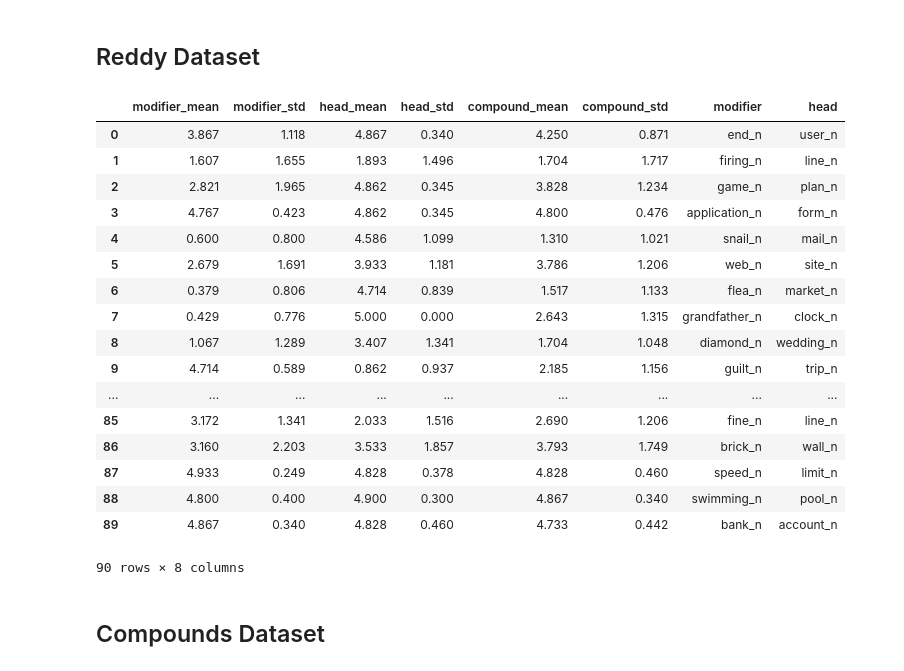
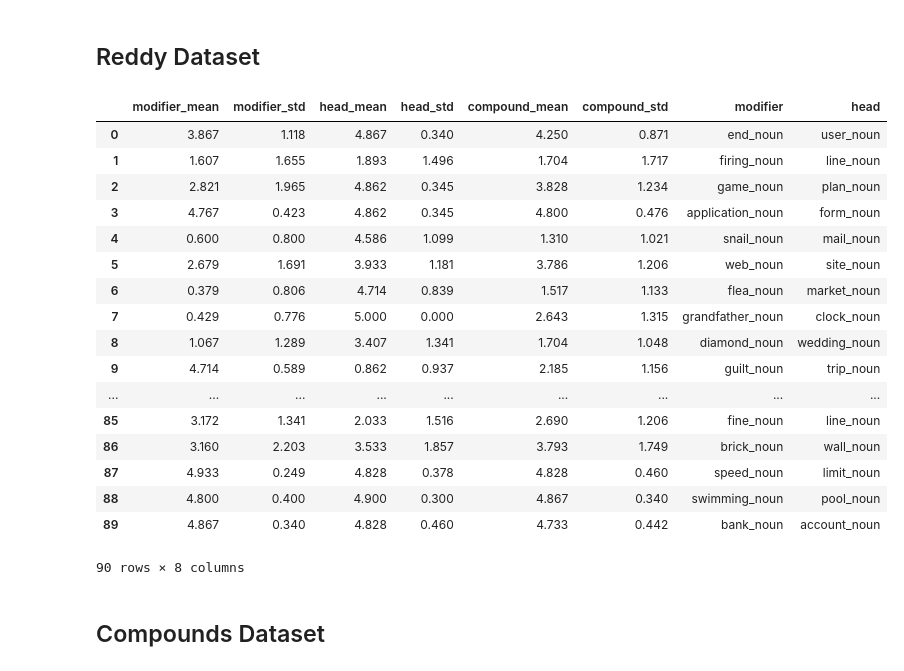
Before and after one commit to prajitdhar/Compounding, a Jupyter notebook: novel_compound_predictor/MeaningShift.ipynb, the cells around one changed output. Saved outputs shown, nothing was run; the diff lists cells and outputs as text; code cells hidden in the pictures.

```diff
--- a/novel_compound_predictor/MeaningShift.ipynb
+++ b/novel_compound_predictor/MeaningShift.ipynb
@@ -1,8 +1,7 @@
 # %%
 import pandas as pd
 import numpy as np
-from nltk.stem import WordNetLemmatizer
-lemmatizer = WordNetLemmatizer()
+
 pd.options.display.float_format = '{:,.3f}'.format
 
 pd.options.mode.chained_assignment = None
@@ -18,3 +17,6 @@ from matplotlib import pyplot as plt
 #plt.rcParams.update(plt.rcParamsDefault)
 new_plot_col=list(range(1900,2001,10))
 from scipy.stats.stats import pearsonr
+from spacy.lemmatizer import Lemmatizer
+from spacy.lang.en import LEMMA_INDEX, LEMMA_EXC, LEMMA_RULES
+lemmatizer = Lemmatizer(LEMMA_INDEX, LEMMA_EXC, LEMMA_RULES)
@@ -21,6 +26,7 @@ from scipy.stats.stats import pearsonr
 # %%
 def lemma_maker(x, y):
-    return lemmatizer.lemmatize(x,y)
+    #print(lemmatizer(x,y)[0])
+    return lemmatizer(x,y)[0]
 # %%
 br_to_us=pd.read_excel("Book.xlsx",skiprows=[0])
 br_to_us_dict=dict(zip(br_to_us.UK.tolist(),br_to_us.US.tolist()))
@@ -30,38 +36,38 @@ spelling_replacement={'modifier':br_to_us_dict,'head':br_to_us_dict}
 # %%
 reddy11_study=pd.read_csv("/data/dharp/compounding/datasets/ijcnlp_compositionality_data/MeanAndDeviations.clean.txt",sep="\t")
 #print(reddy11_study.columns)
 reddy11_study.columns=['compound','to_divide']
 reddy11_study['modifier_mean'],reddy11_study['modifier_std'],reddy11_study['head_mean'],reddy11_study['head_std'],reddy11_study['compound_mean'],reddy11_study['compound_std'],_=reddy11_study.to_divide.str.split(" ",7).str
 reddy11_study['modifier'],reddy11_study['head']=reddy11_study['compound'].str.split(" ",2).str
 reddy11_study.modifier=reddy11_study.modifier.str[:-2]
 reddy11_study['head']=reddy11_study['head'].str[:-2]
 reddy11_study.drop(['compound','to_divide'],axis=1,inplace=True)
-#reddy11_study['modifier']=np.vectorize(lemma_maker)(reddy11_study['modifier'],'n')
-reddy11_study['head']=np.vectorize(lemma_maker)(reddy11_study['head'],'n')
+reddy11_study['modifier']=np.vectorize(lemma_maker)(reddy11_study['modifier'],'noun')
+reddy11_study['head']=np.vectorize(lemma_maker)(reddy11_study['head'],'noun')
 reddy11_study.replace(spelling_replacement,inplace=True)
-reddy11_study['modifier']=reddy11_study['modifier']+"_n"
-reddy11_study['head']=reddy11_study['head']+"_n"
+reddy11_study['modifier']=reddy11_study['modifier']+"_noun"
+reddy11_study['head']=reddy11_study['head']+"_noun"
 reddy11_study=reddy11_study.apply(pd.to_numeric, errors='ignore')
 #reddy11_study.set_index(['modifier','head'],inplace=True)
 reddy11_study
 # %% [output]
 |  | modifier_mean | modifier_std | head_mean | head_std | compound_mean | compound_std | modifier | head |
-| 0 | 3.867 | 1.118 | 4.867 | 0.340 | 4.250 | 0.871 | end_n | user_n |
-| 1 | 1.607 | 1.655 | 1.893 | 1.496 | 1.704 | 1.717 | firing_n | line_n |
-| 2 | 2.821 | 1.965 | 4.862 | 0.345 | 3.828 | 1.234 | game_n | plan_n |
-| 3 | 4.767 | 0.423 | 4.862 | 0.345 | 4.800 | 0.476 | application_n | form_n |
-| 4 | 0.600 | 0.800 | 4.586 | 1.099 | 1.310 | 1.021 | snail_n | mail_n |
-| 5 | 2.679 | 1.691 | 3.933 | 1.181 | 3.786 | 1.206 | web_n | site_n |
-| 6 | 0.379 | 0.806 | 4.714 | 0.839 | 1.517 | 1.133 | flea_n | market_n |
-| 7 | 0.429 | 0.776 | 5.000 | 0.000 | 2.643 | 1.315 | grandfather_n | clock_n |
-| 8 | 1.067 | 1.289 | 3.407 | 1.341 | 1.704 | 1.048 | diamond_n | wedding_n |
-| 9 | 4.714 | 0.589 | 0.862 | 0.937 | 2.185 | 1.156 | guilt_n | trip_n |
+| 0 | 3.867 | 1.118 | 4.867 | 0.340 | 4.250 | 0.871 | end_noun | user_noun |
+| 1 | 1.607 | 1.655 | 1.893 | 1.496 | 1.704 | 1.717 | firing_noun | line_noun |
+| 2 | 2.821 | 1.965 | 4.862 | 0.345 | 3.828 | 1.234 | game_noun | plan_noun |
+| 3 | 4.767 | 0.423 | 4.862 | 0.345 | 4.800 | 0.476 | application_noun | form_noun |
+| 4 | 0.600 | 0.800 | 4.586 | 1.099 | 1.310 | 1.021 | snail_noun | mail_noun |
+| 5 | 2.679 | 1.691 | 3.933 | 1.181 | 3.786 | 1.206 | web_noun | site_noun |
+| 6 | 0.379 | 0.806 | 4.714 | 0.839 | 1.517 | 1.133 | flea_noun | market_noun |
+| 7 | 0.429 | 0.776 | 5.000 | 0.000 | 2.643 | 1.315 | grandfather_noun | clock_noun |
+| 8 | 1.067 | 1.289 | 3.407 | 1.341 | 1.704 | 1.048 | diamond_noun | wedding_noun |
+| 9 | 4.714 | 0.589 | 0.862 | 0.937 | 2.185 | 1.156 | guilt_noun | trip_noun |
 | ... | ... | ... | ... | ... | ... | ... | ... | ... |
-| 85 | 3.172 | 1.341 | 2.033 | 1.516 | 2.690 | 1.206 | fine_n | line_n |
-| 86 | 3.160 | 2.203 | 3.533 | 1.857 | 3.793 | 1.749 | brick_n | wall_n |
-| 87 | 4.933 | 0.249 | 4.828 | 0.378 | 4.828 | 0.460 | speed_n | limit_n |
-| 88 | 4.800 | 0.400 | 4.900 | 0.300 | 4.867 | 0.340 | swimming_n | pool_n |
-| 89 | 4.867 | 0.340 | 4.828 | 0.460 | 4.733 | 0.442 | bank_n | account_n |
+| 85 | 3.172 | 1.341 | 2.033 | 1.516 | 2.690 | 1.206 | fine_noun | line_noun |
+| 86 | 3.160 | 2.203 | 3.533 | 1.857 | 3.793 | 1.749 | brick_noun | wall_noun |
+| 87 | 4.933 | 0.249 | 4.828 | 0.378 | 4.828 | 0.460 | speed_noun | limit_noun |
+| 88 | 4.800 | 0.400 | 4.900 | 0.300 | 4.867 | 0.340 | swimming_noun | pool_noun |
+| 89 | 4.867 | 0.340 | 4.828 | 0.460 | 4.733 | 0.442 | bank_noun | account_noun |
 90 rows × 8 columns
 # %% [markdown]
 ## Compounds Dataset
```
Also changed, not shown: parts of 6 cells of this notebook, 1 other file.
